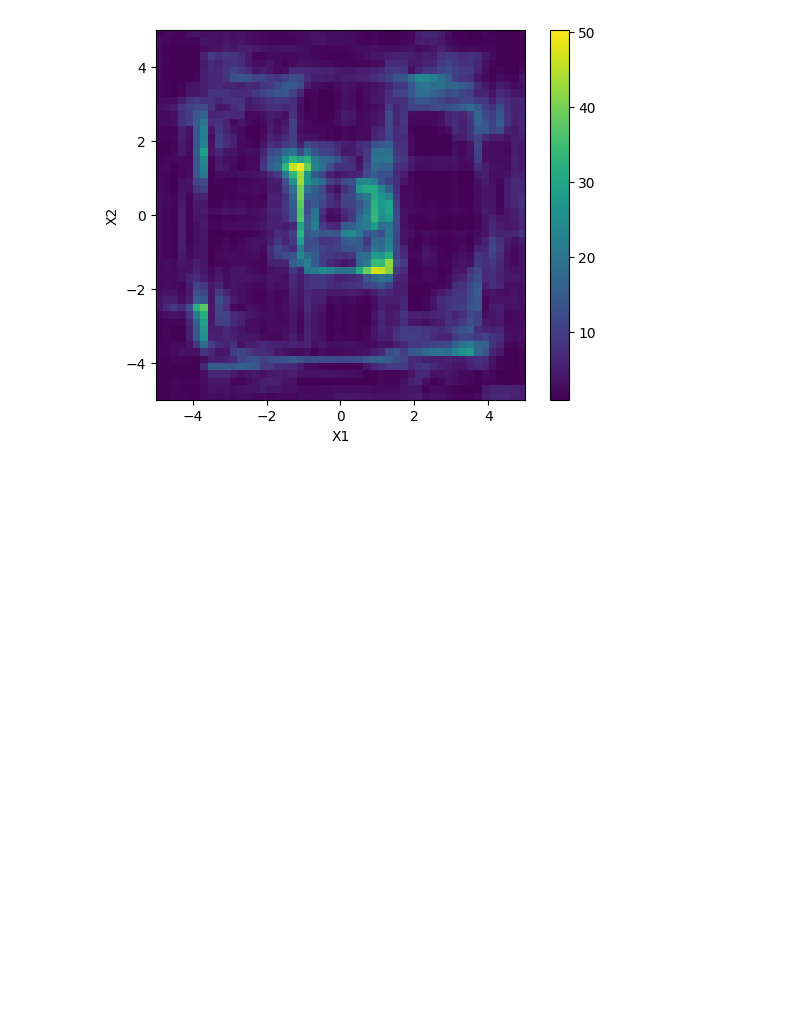
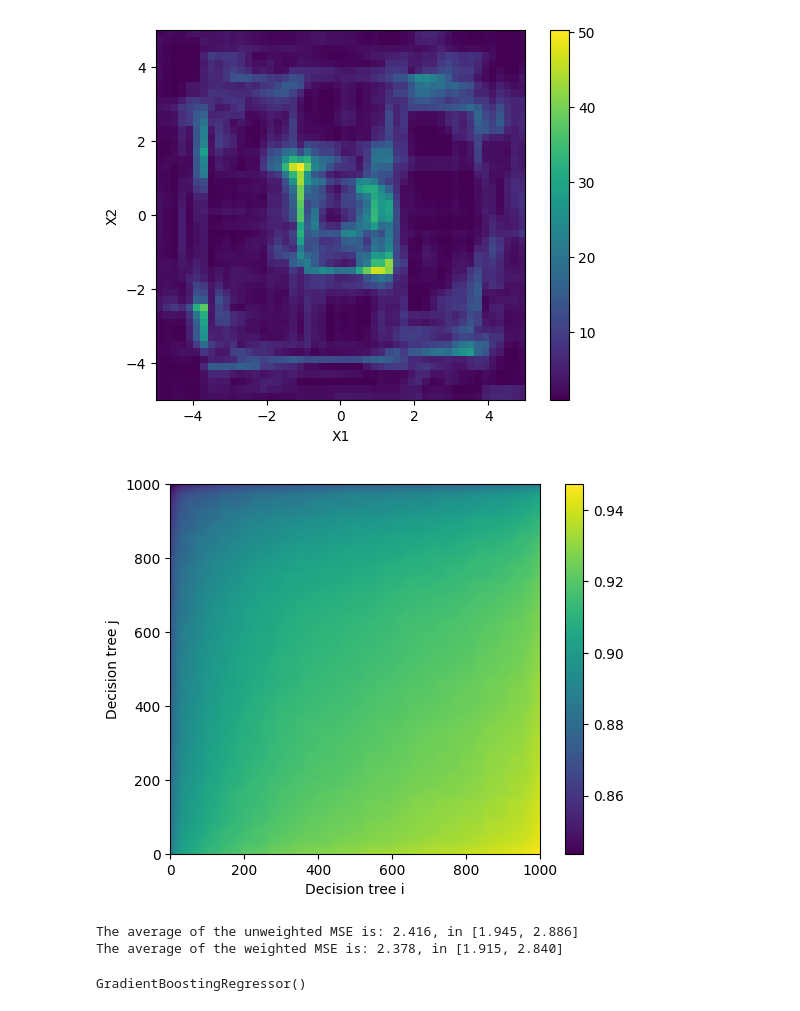
Before and after one commit to ddimmery/ML2024-demos, a Jupyter notebook: lecture-7-trees.ipynb, the cells around one changed output. Drawn from its saved outputs; the diff is of its cells as text; code cells hidden in the pictures; blank space fills up the shorter version.

```diff
--- a/lecture-7-trees.ipynb
+++ b/lecture-7-trees.ipynb
@@ -179,3 +179,49 @@ plt.xlabel("X1")
 plt.ylabel("X2");
 # %% [output]
 [figure]
+# %%
+pred_x = np.array([dt.predict(X_test) for dt in rf.estimators_])
+# %%
+from scipy.ndimage import gaussian_filter
+res_cor = np.corrcoef(pred_x)
+sum_cor = np.power(res_cor, 2).sum(axis=1)
+for i in range(res_cor.shape[1]):
+    res_cor[i,i] = np.average(res_cor[i,:]) # smooth over diagonals for a cleaner plot
+
+ord = np.argsort(sum_cor)
+res_cor = res_cor[ord, :][:, ord]
+M = res_cor.shape[1]
+plt.imshow(gaussian_filter(res_cor, sigma=10), extent=[0, M, 0, M], cmap=cm.viridis)
+plt.colorbar()
+plt.xlabel("Decision tree i")
+plt.ylabel("Decision tree j");
+# %% [output]
+[figure, added]
+# %%
+fm_x = np.array([y_train - dt.predict(X_train) for dt in rf.estimators_])
+res_cor = np.corrcoef(fm_x)
+sum_cor = np.power(res_cor, 2).sum(axis=1)
+weight = 1 / sum_cor
+weight = weight / np.sum(weight)
+
+fm_x = np.array([w * dt.predict(X_test) for w, dt in zip(weight, rf.estimators_)])
+f_x_weighted = fm_x.sum(axis=0)
+f_x_unweighted = rf.predict(X_test)
+
+mse_weighted = np.average(np.power(f_x_weighted - y_test, 2))
+se_weighted = np.std(np.power(f_x_weighted - y_test, 2)) / np.sqrt(y_test.shape[0])
+mse_unweighted = np.average(np.power(f_x_unweighted - y_test, 2))
+se_unweighted = np.std(np.power(f_x_unweighted - y_test, 2)) / np.sqrt(y_test.shape[0])
+
+print(f"The average of the unweighted MSE is: {mse_unweighted:04.3f}, in [{mse_unweighted - 1.96 * se_unweighted:04.3f}, {mse_unweighted + 1.96 * se_unweighted:04.3f}]")
+print(f"The average of the weighted MSE is: {mse_weighted:04.3f}, in [{mse_weighted - 1.96 * se_weighted:04.3f}, {mse_weighted + 1.96 * se_weighted:04.3f}]")
+# %% [output]
+The average of the unweighted MSE is: 2.416, in [1.945, 2.886]
+The average of the weighted MSE is: 2.378, in [1.915, 2.840]
+# %%
+from sklearn.ensemble import GradientBoostingRegressor
+
+gbdt = GradientBoostingRegressor(n_estimators = 100)
+gbdt.fit(X_train, y_train)
+# %% [output]
+GradientBoostingRegressor()
```
Also changed, not shown: parts of 2 cells of this notebook.
